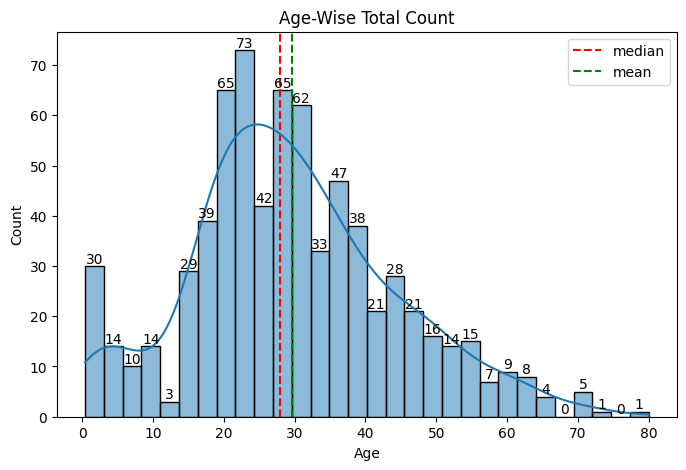
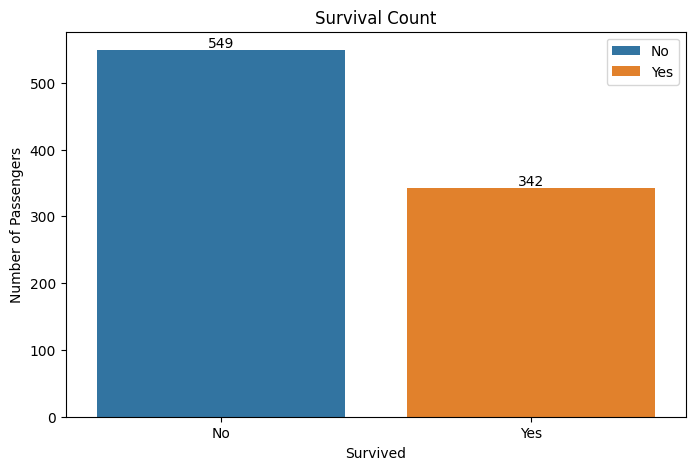
Code edit (unified diff) that turned the first committed figure into the second:
--- before
+++ after
@@ -2,25 +2,15 @@
 
 plt.figure(figsize=(8,5))
+ax = sns.countplot(data=train,x=train['Survived'],hue='Survived')
 
-plots = {
-    'median':train['Age'].median(),
-    'mean':train['Age'].mean()
-}
-colors = {
-    'median': 'red',
-    'mean': 'green'
-}
+plt.title('Survival Count')
+plt.xticks(ticks=[0, 1], labels=["No", "Yes"])
+plt.ylabel('Number of Passengers')
 
-for name, value in plots.items():
-    plt.axvline(
-        x= value,
-        color = colors[name],
-        linestyle = '--',
-        label = name
+for container in ax.containers:
+    ax.bar_label(container)
+
+plt.legend(
+    labels = ["No","Yes"]
     )
-
-ax = sns.histplot(data=train,x=train['Age'],bins=30,kde=True)
-ax.bar_label(ax.containers[0])
-plt.title('Age-Wise Total Count')
-plt.legend()
 plt.show()

Commit: Updated the EDA